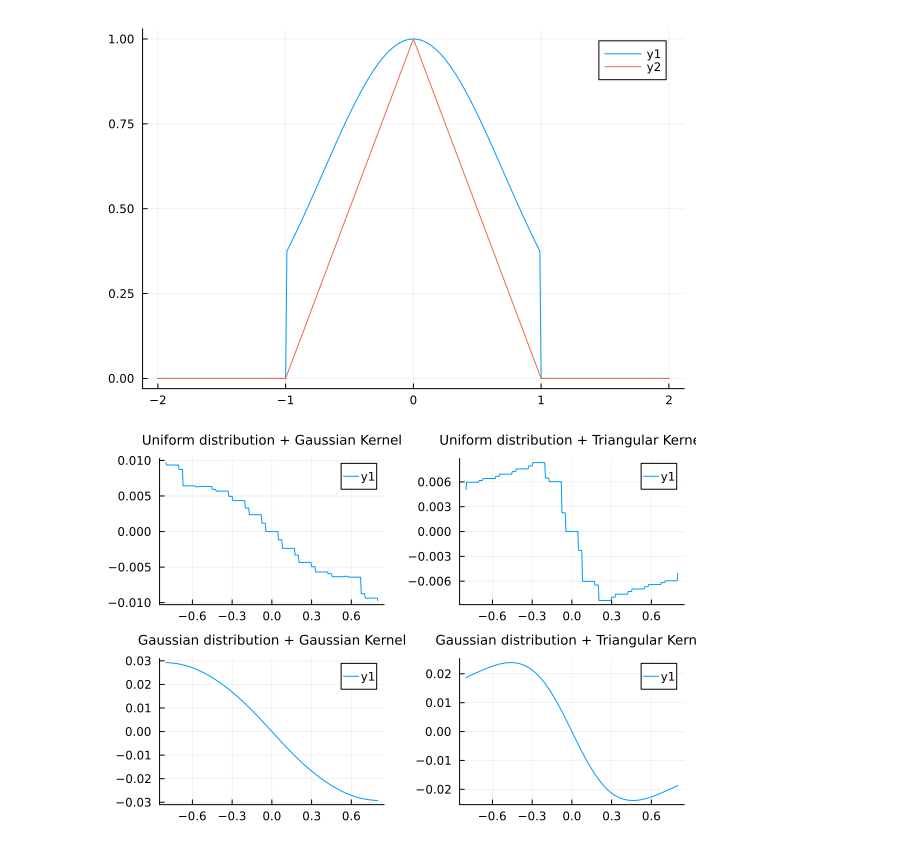
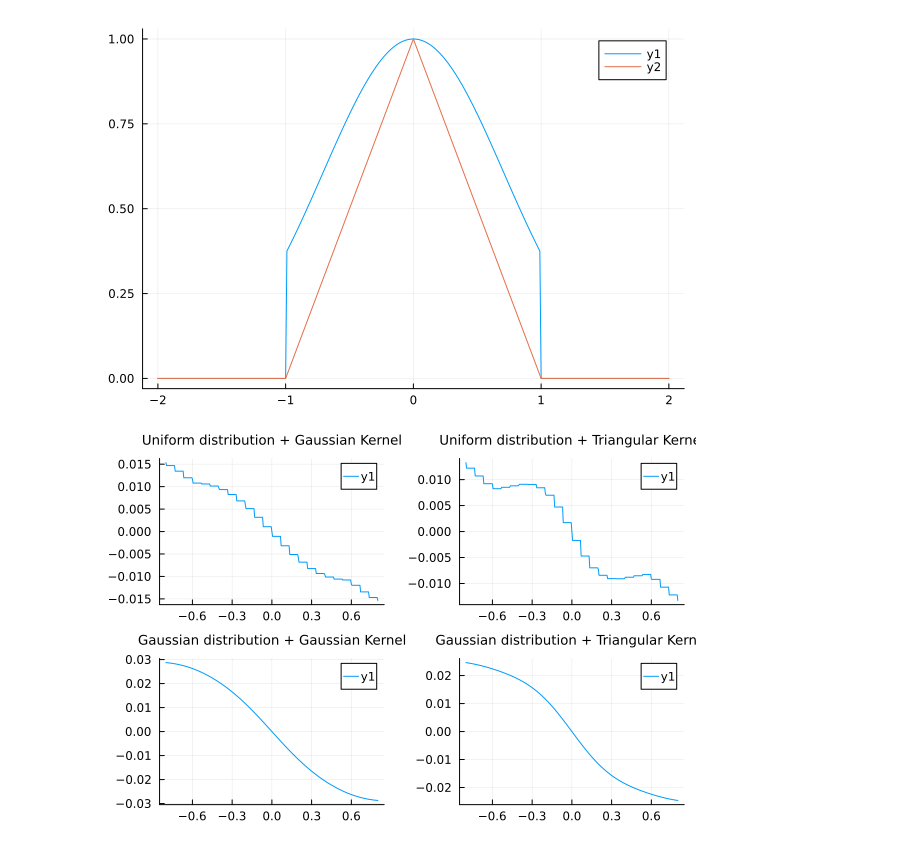
Before and after one commit to mihirumarani/Comp_Coevol, a Jupyter notebook: Codes/Beta function analysis.ipynb, the cells around one changed output. Saved outputs shown, nothing was run; the diff lists cells and outputs as text; code cells hidden in the pictures.

```diff
--- a/Codes/Beta function analysis.ipynb
+++ b/Codes/Beta function analysis.ipynb
@@ -180,13 +180,13 @@ plot!(y,res2)
 #Case 1: Uniformly distributed traits + truncated gaussian comp. kernel
 ########################################################################################################
 
-n=8
+n=15
 geno= collect(range(-1.0,stop=1.0,length=2*n+1))
 nt=length(geno)
 
 #Parameters related to the competition kernels
 omega=1.0
-slope=1.0
+slope=0.63
 t=1.0
 a1=0.5
 
@@ -311,34 +311,34 @@ p3=plot(means,betas3,title="Gaussian distribution + Triangular Kernel",titlefont
 #Assign probabilities for all phenotypes of spp. 1 and assume that mean trait value for species 1 is 0.0.
 
 N1=pdf.(Uniform(-0.2,0.2),geno)
 
 N1=N1 ./ sum(N1)
 
 betas4=zeros(Float64,length(means))
 
 for i in 1:length(means)
 
     #Create a trait distribution around the mean trait value for spp. 2
 
     N2=pdf.(Uniform(means[i]-0.2,means[i]+0.2),geno)
 
     N2= N2 ./ sum(N2)
 
     N1n= map(x-> sum(A1t[x,:].*N2),1:length(N1))
 
     newfreq=(1 .- N1n).*N1
 
     newfreq=newfreq ./ sum(newfreq)
 
     betas4[i]=sum(newfreq .* geno)
 
 end
 
 p4=plot(means,betas4,title="Uniform distribution + Triangular Kernel",titlefont=font(9))
 
 plot(p1,p4,p2,p3, layout = (2,2))
 # %% [output]
-[figure, old version]
+[figure, new version]
 # %%
 #Run the long term simulations with different parameter combinations
 
```
Also changed, not shown: parts of 30 cells of this notebook.
